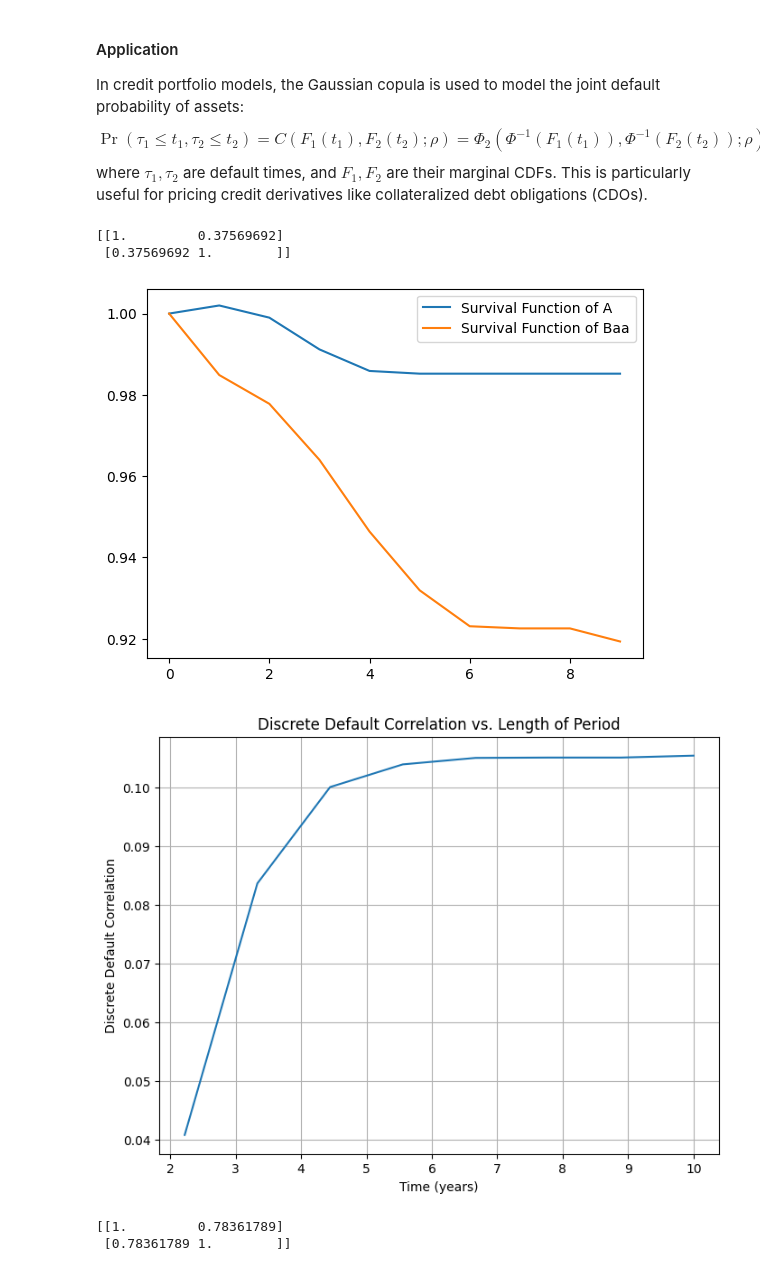
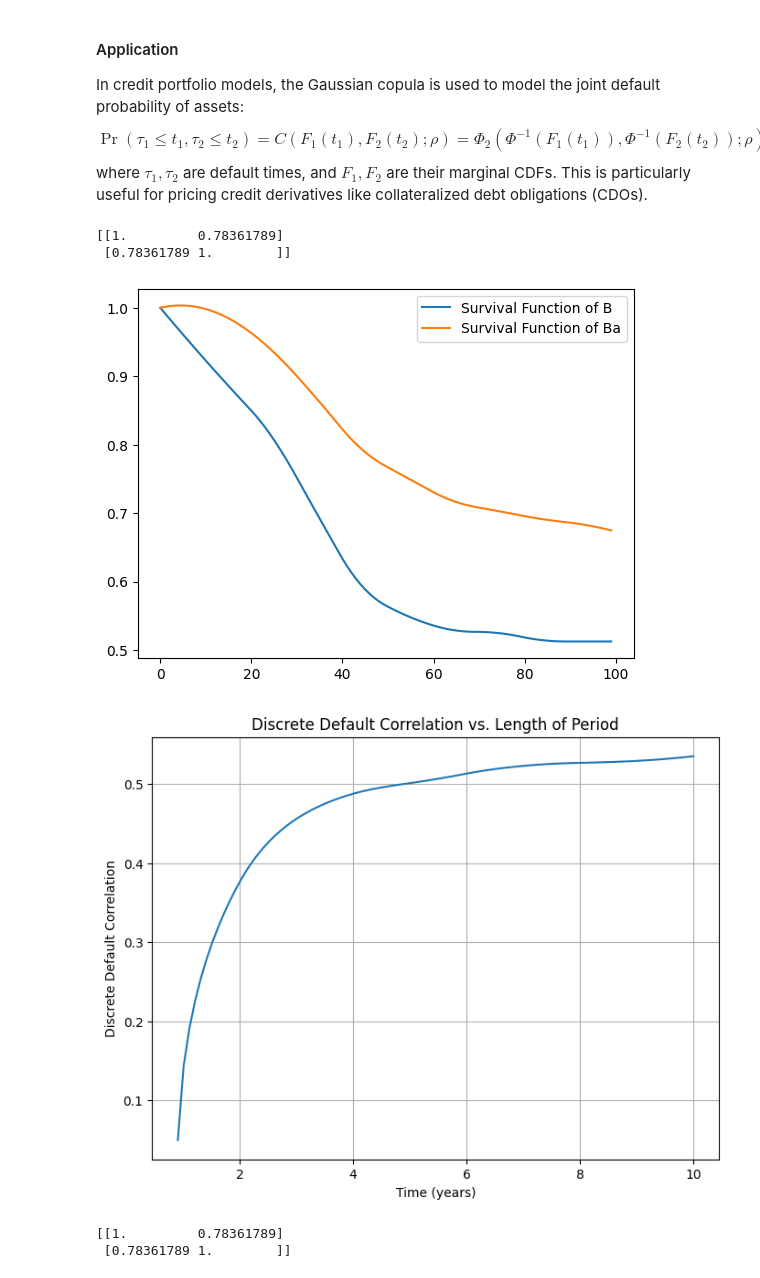
Before and after one commit to khanhtrinh2003/ISFA-Project, a Jupyter notebook: isfa_qrm/isfa_qrm_copula.ipynb, the cells around one changed output. Saved outputs shown, nothing was run; the diff lists cells and outputs as text; code cells hidden in the pictures.

```diff
--- a/isfa_qrm/isfa_qrm_copula.ipynb
+++ b/isfa_qrm/isfa_qrm_copula.ipynb
@@ -650,38 +650,38 @@ def illustration_1(asset1="Ba",asset2="B", t_max=10, num_points=20,method="tradi
 
     # Gaussian copula
     Z = norm.ppf(U)
     Sigma = sanitize_sigma(np.corrcoef(Z.T))
 
     qA_t_list = []
     qB_t_list = []
 
     print(Sigma)
     for t in t_values:
         qA_t = credit_analysis.survival_piecewise_linear(ha_list_ba, np.arange(1,len(ha_list_ba)+1),t)
         qB_t = credit_analysis.survival_piecewise_linear(ha_list_baa, np.arange(1,len(ha_list_baa)+1),t)
         joint_t = normal_copula(qA_t, qB_t, Sigma)
         corr_t = discrete_corr(qA_t, qB_t, joint_t)
         qA_t_list.append(qA_t)
         qB_t_list.append(qB_t)
         disc_corrs.append(corr_t)
 
     plt.plot(qA_t_list, label=f"Survival Function of {asset1}")
     plt.plot(qB_t_list, label=f"Survival Function of {asset2}")
     plt.legend()
     plt.show()
     plt.figure(figsize=(8, 6))
     plt.plot(t_values, disc_corrs)
     plt.xlabel('Time (years)')
     plt.ylabel('Discrete Default Correlation')
     plt.title('Discrete Default Correlation vs. Length of Period')
     plt.grid(True)
     plt.show()
-illustration_1("A","Baa",10,10)
+illustration_1("B","Ba",10,100)
 # %% [output]
-[[1.         0.37569692]
- [0.37569692 1.        ]]
+[[1.         0.78361789]
+ [0.78361789 1.        ]]
-[figure, old version]
+[figure, new version]
-[figure, old version]
+[figure, new version]
 # %%
 illustration_1("Ba","B",10,100,method="traditional")
 # %% [output]
```
Also changed, not shown: 7 other files.
